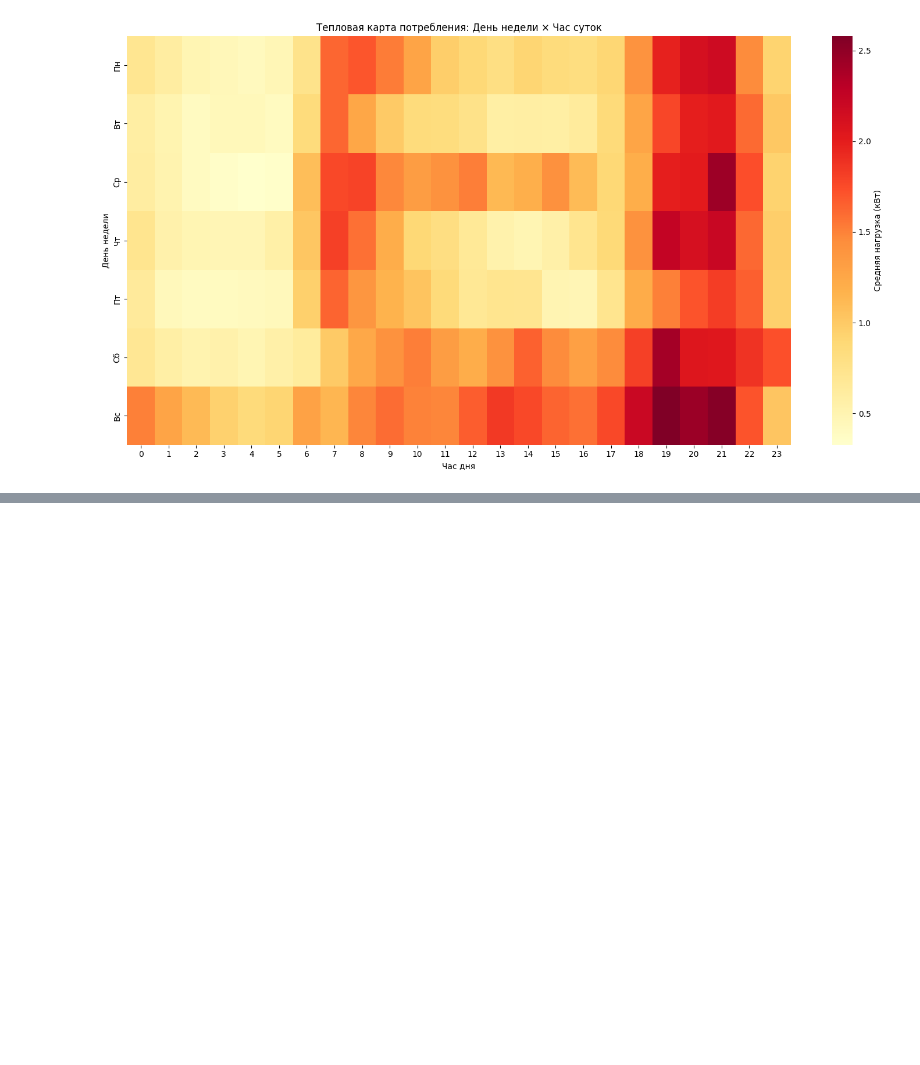
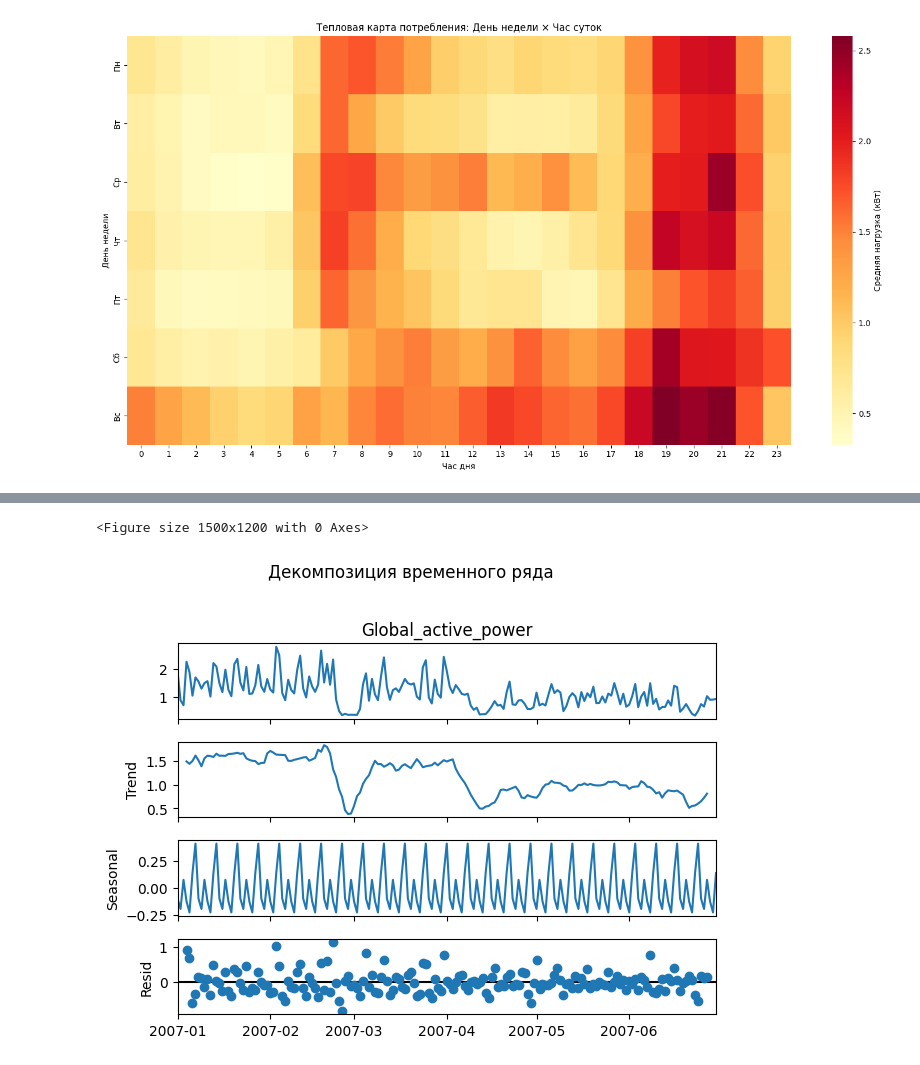
Before and after one commit to pogodaa/ML_cursovaya, a Jupyter notebook: main.ipynb, the cells around one changed output, grey strips where cells are left out. Drawn from its saved outputs; the diff is of its cells as text; code cells hidden in the pictures; blank space fills up the shorter version.

```diff
--- a/main.ipynb
+++ b/main.ipynb
@@ -1372,0 +1400,12 @@ plt.show()
+# %%
+# Декомпозиция на тренд, сезонность и остатки
+decomposition = seasonal_decompose(daily_data, period=7, model='additive')
+
+plt.figure(figsize=(15, 12))
+decomposition.plot()
+plt.suptitle('Декомпозиция временного ряда', y=1.02)
+plt.tight_layout()
+plt.show()
+# %% [output]
+<Figure size 1500x1200 with 0 Axes>
+[figure, added]
```
Also changed, not shown: parts of 7 cells of this notebook, 5 other files.
